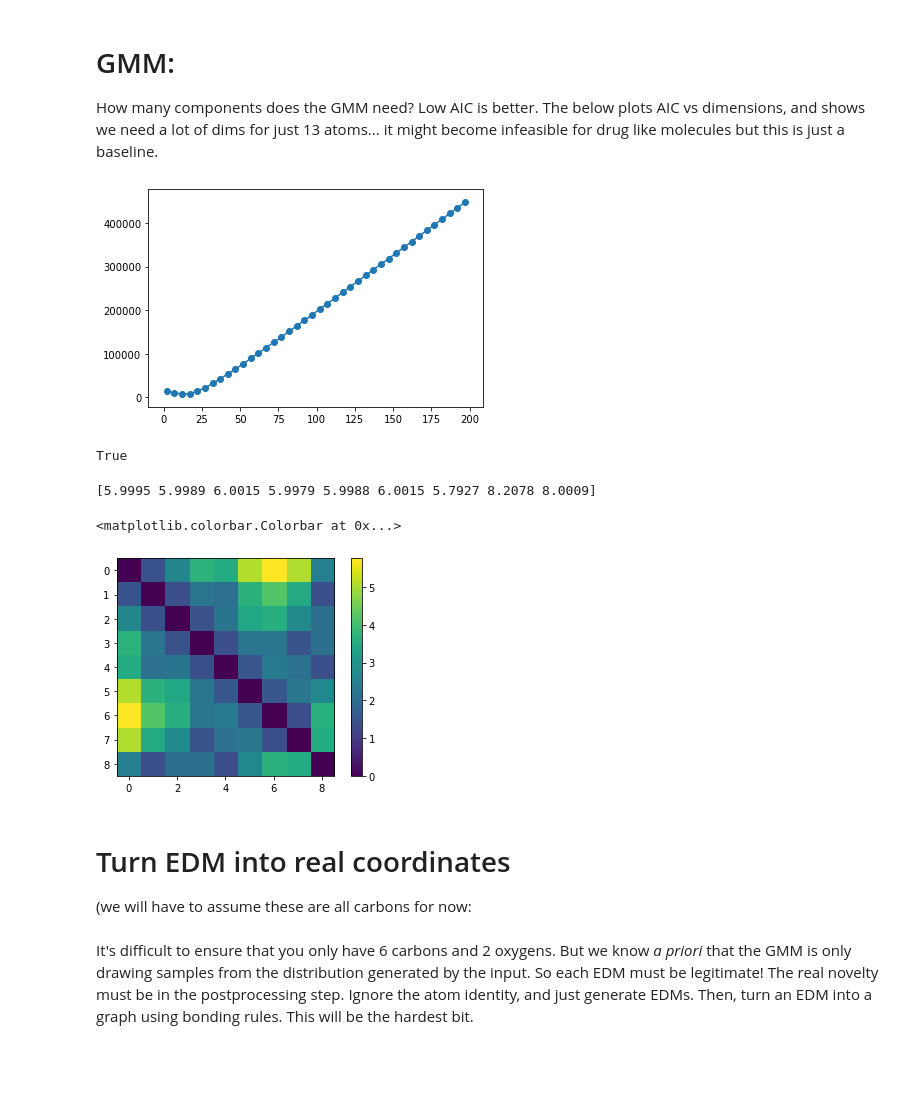
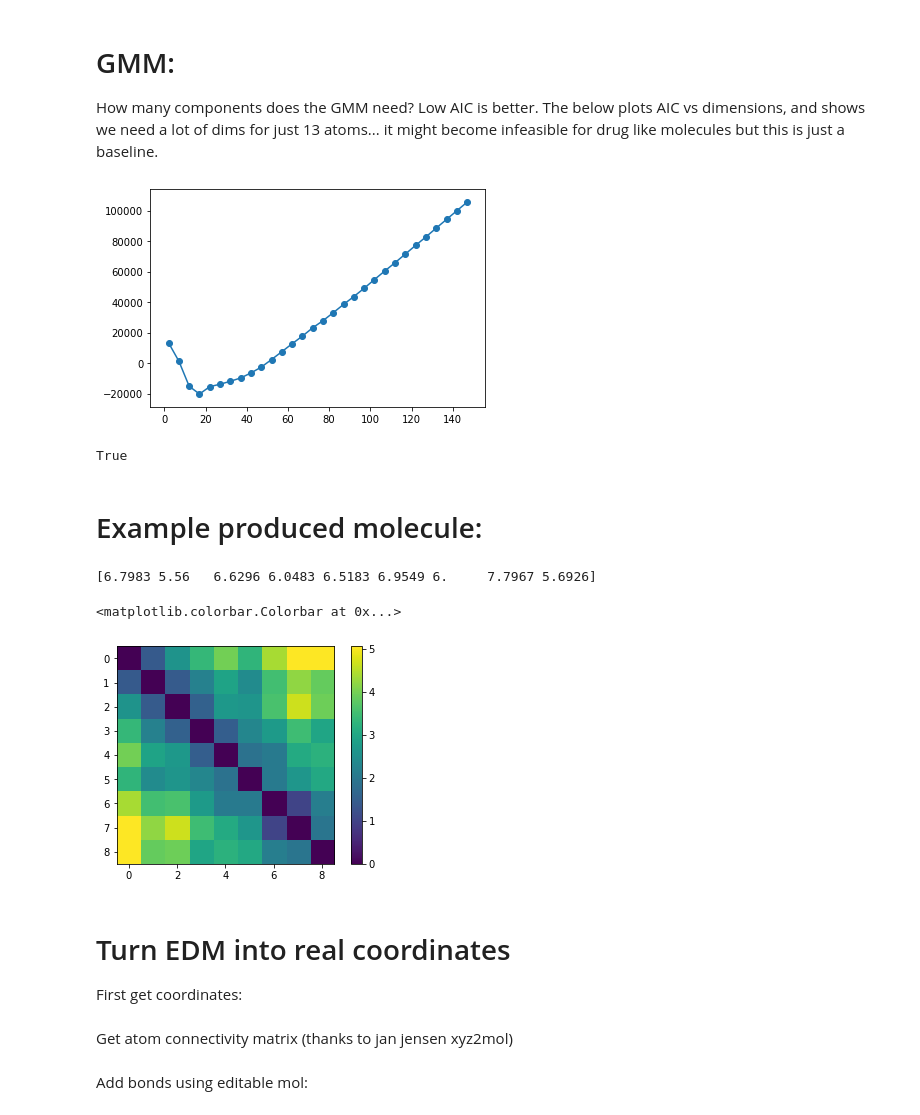
Before and after one commit to ljmartin/molgen, a Jupyter notebook: qm9.ipynb, the cells around one changed output. Drawn from its saved outputs; the diff is of its cells as text; code cells hidden in the pictures; blank space fills up the shorter version.

```diff
--- a/qm9.ipynb
+++ b/qm9.ipynb
@@ -64,0 +24,5 @@ RDKit ERROR: [16:51:46] ERROR: Could not sanitize molecule ending on line 572958
+# %%
+mols = list()
+smiles = [i.strip('\n') for i in open('small_dataset.smi', 'r').readlines()]
+for smi in tqdm_notebook(smiles):
+    mols.append(Chem.MolFromSmiles(smi))
@@ -69,7 +34,0 @@ Draw.MolsToGridImage(np.random.choice(np.array(mols), 20), molsPerRow=6)
-# %%
-small_qm9 = open('small_dataset.smi', 'w')
-for mol in np.random.choice(np.array(mols), 200):
-    small_qm9.write(Chem.MolToSmiles(mol))
-    small_qm9.write('\n')
-
-small_qm9.close()
@@ -127,45 +88,47 @@ Went from: (324, 36) dimensions to: (324, 21)
 # %%
 ##Stacking EDMs onto atom identities:
-number = 200
-data = np.hstack([data[:200], np.array(atomidx[:200])])
+
+data = np.hstack([data, np.array(atomidx[:200])])
 # %% [markdown]
 # GMM:
 
 How many components does the GMM need? Low AIC is better.
 The below plots AIC vs dimensions, and shows we need a lot of dims for just 13 atoms... it might become infeasible for drug like molecules but this is just a baseline.
 # %%
-n_components = np.arange(2, 200, 5)
+n_components = np.arange(2, 150, 5)
 models = [GaussianMixture(n, covariance_type='full', random_state=0)
           for n in n_components]
-aics = [model.fit(data[:1000]).bic(data) for model in models]
+aics = [model.fit(data[:1000]).aic(data) for model in models]
 plt.plot(n_components, aics);
 plt.scatter(n_components, aics);
 # %% [output]
-[figure, old version]
+[figure, new version]
 # %%
-gmm = GaussianMixture(120, covariance_type='full', random_state=0)
+gmm = GaussianMixture(18, covariance_type='full', random_state=0)
 gmm.fit(data)
 print(gmm.converged_)
 # %% [output]
 True
+# %% [markdown]
+# Example produced molecule:
 # %%
-data_new = np.array(gmm.sample(100)[0])[12]
+data_new = np.array(gmm.sample(10)[0])[9]
 atomidentities = data_new[-9:]
 print(np.around(atomidentities, 4))
 data_new = data_new[:-9]
 new_sample =squareform(pca.inverse_transform([data_new])[0])
 new_sample = new_sample-np.min(new_sample)
 
 plt.imshow(new_sample)
 plt.colorbar()
 # %% [output]
-[5.9995 5.9989 6.0015 5.9979 5.9988 6.0015 5.7927 8.2078 8.0009]
+[6.7983 5.56   6.6296 6.0483 6.5183 6.9549 6.     7.7967 5.6926]
 <matplotlib.colorbar.Colorbar at 0x...>
-[figure, old version]
+[figure, new version]
 # %% [markdown]
 # Turn EDM into real coordinates
 
-(we will have to assume these are all carbons for now:
+First get coordinates:
 # %%
 def to_M_matrix(D):
     D1j = np.tile(D[0, :], len(D)).reshape(D.shape)
@@ -185,5 +148,3 @@ S, U = np.linalg.eigh(M)
 
 coord = np.matmul(U, np.diag(np.sqrt(np.abs(S))))
 X = coord[:, -3:]
-# %% [markdown]
-It's difficult to ensure that you only have 6 carbons and 2 oxygens. But we know _a priori_ that the GMM is only drawing samples from the distribution generated by the input. So each EDM must be legitimate! The real novelty must be in the postprocessing step. Ignore the atom identity, and just generate EDMs. Then, turn an EDM into a graph using bonding rules. This will be the hardest bit.
@@ -205,0 +151,2 @@ am, mol =xyz2AC(atomicNumList,xyz_coordinates)
+# %% [markdown]
+Get atom connectivity matrix (thanks to jan jensen xyz2mol)
@@ -206,3 +159,5 @@ am, mol =xyz2AC(atomicNumList,xyz_coordinates)
+# %% [markdown]
+Add bonds using editable mol:
 # %%
 eMol = Chem.EditableMol(mol)
 # %%
```
Also changed, not shown: parts of 17 cells of this notebook.
